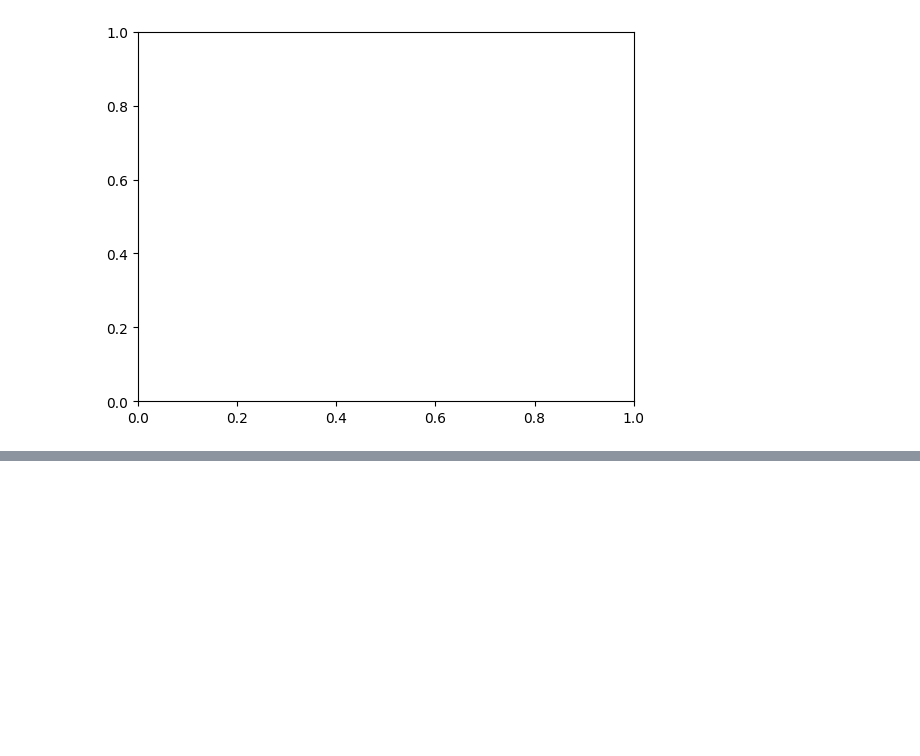
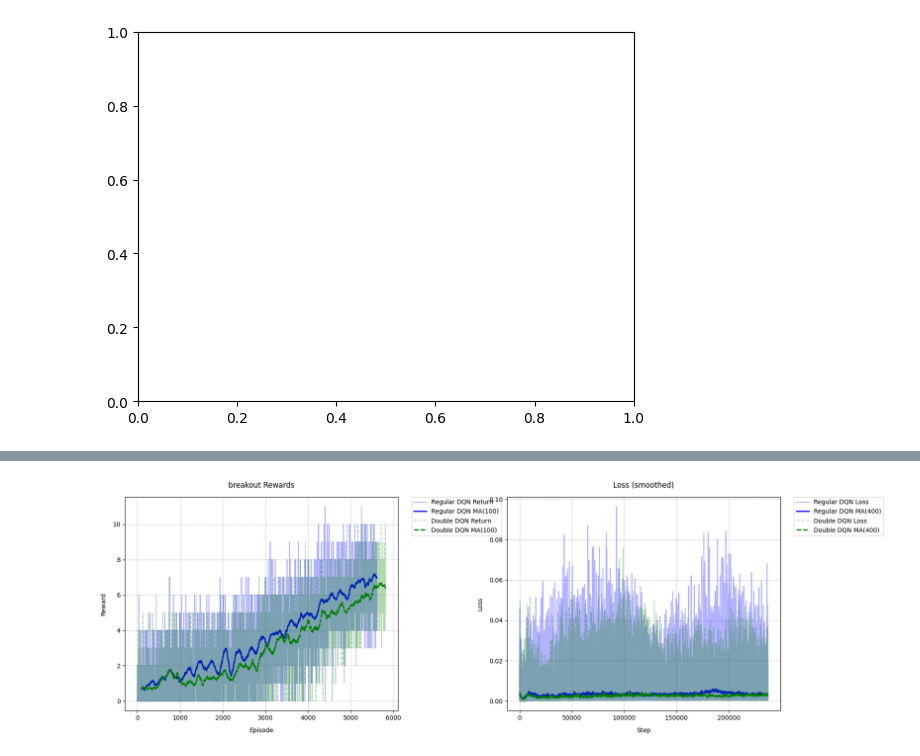
Before and after one commit to AlexanderVanOyen/RL, a Jupyter notebook: Assignment_1_DQN.ipynb, the cells around one changed output, grey strips where cells are left out. Drawn from its saved outputs; the diff is of its cells as text; code cells hidden in the pictures; blank space fills up the shorter version.

Commit message:
dueling saves and more

```diff
--- a/Assignment_1_DQN.ipynb
+++ b/Assignment_1_DQN.ipynb
@@ -330,7 +330,7 @@ def make_env(name: str, seed: int = 0):
         env_class = getattr(env_module, env_class_name)
 
         raw_env = env_class(num_envs=1, render_mode=None, seed=seed)  # Instantiate the class
-        env = TimeLimitVec(raw_env, max_episode_steps=10_000)
+        env = TimeLimitVec(raw_env, max_episode_steps=200)
         env.reset(seed=seed)
         return env
     return thunk
@@ -1103,0 +1257,94 @@ def load_checkpoint(path, q_net, optimizer):
+# %%
+configs = [
+    {'use_dueling': False, 'use_double_dqn': False, 'name': 'Regular DQN'},
+    {'use_dueling': False, 'use_double_dqn': True, 'name': 'Double DQN'},
+    #{'use_dueling': True, 'use_double_dqn': False, 'name': 'Dueling DQN'},
+    #{'use_dueling': True, 'use_double_dqn': True, 'name': 'Dueling + Double DQN'}
+]
+
+all_logs_configs = []
+for config_dict in configs:
+    cfg.use_dueling = config_dict['use_dueling']
+    cfg.use_double_dqn = config_dict['use_double_dqn']
+    all_stage_logs = {}
+
+    for stage_index, stage_env_name in enumerate(cfg.curriculum):
+        print(f"\n=== Stage {stage_index+1}: {stage_env_name} ===")
+        env = make_env(stage_env_name, seed=cfg.seed + stage_index)()
+        eval_env = make_env(stage_env_name, seed=cfg.seed + 100 + stage_index)()
+
+        print("config:")
+        print(cfg)
+
+        q_net = build_q_network(env, cfg).to(DEVICE)
+        target_net = build_q_network(env, cfg).to(DEVICE)
+        hard_update(target_net, q_net)
+        optimizer = optim.Adam(q_net.parameters(), lr=cfg.lr)
+
+        replay = ReplayBuffer(cfg.buffer_capacity, env.single_observation_space.shape, DEVICE)
+
+        logs = {
+            'episode_rewards': [],
+            'losses': [],
+            'eps_history': [],
+            'eval': [],
+        }
+
+        obs, _ = env.reset(seed=cfg.seed + stage_index)
+        ep_reward = 0
+        ep_steps = 0
+        episode_counter = 0
+        recent_ep_returns = []
+        total_steps = 0
+
+        while total_steps < cfg.max_steps_per_env:
+            epsilon = epsilon_by_step(total_steps, cfg)
+            action = select_action(q_net, obs, epsilon, env)
+            next_obs, reward, terminated, truncated, info = env.step(action)
+            reward = process_reward(reward, cfg)
+            reward = float(np.asarray(reward).reshape(-1)[0])
+            done = bool(np.asarray(terminated).reshape(-1)[0] or np.asarray(truncated).reshape(-1)[0])
+            replay.push(obs.copy(), int(action), reward, next_obs.copy(), done)
+            obs = next_obs.copy()
+            ep_reward += reward
+            ep_steps += 1
+            total_steps += 1
+
+            if total_steps % cfg.train_freq == 0:
+                loss = train_step(q_net, target_net, optimizer, replay, cfg)
+                if loss is not None:
+                    logs['losses'].append(loss)
+
+            if total_steps % cfg.target_update_interval == 0:
+                hard_update(target_net, q_net)
+
+            logs['eps_history'].append(epsilon)
+
+            if done or ep_steps >= cfg.max_episode_len:
+                logs['episode_rewards'].append(ep_reward)
+                recent_ep_returns.append(ep_reward)
+                episode_counter += 1
+
+                if episode_counter % cfg.log_interval_episodes == 0:
+                    mean_recent = np.mean(recent_ep_returns[-cfg.log_interval_episodes:])
+
+                if episode_counter % (cfg.log_interval_episodes * 2) == 0:
+                    eval_ret = evaluate(eval_env, q_net, cfg, cfg.eval_episodes)
+                    logs['eval'].append((total_steps, eval_ret))
+
+                obs, _ = env.reset(seed=cfg.seed + stage_index)
+                ep_reward = 0
+                ep_steps = 0
+
+                if episode_counter % cfg.log_interval_episodes == 0:
+                    mean_recent = np.mean(recent_ep_returns[-cfg.log_interval_episodes:])
+                    print(f"[{stage_env_name}] Ep {episode_counter} Steps {total_steps} "
+                          f"RecentMean {mean_recent:.2f} Eps {epsilon:.3f}")
+
+        all_stage_logs[stage_env_name] = logs
+        stage_index += 1
+
+    all_logs_configs.append(all_stage_logs)
+
+plot_dqn_configs(all_logs_configs, [config['name'] for config in configs])
+# %% [output]
@@ -1103,0 +1368 @@ def load_checkpoint(path, q_net, optimizer):
+[figure, added]
```
Also changed, not shown: parts of 9 cells of this notebook.
